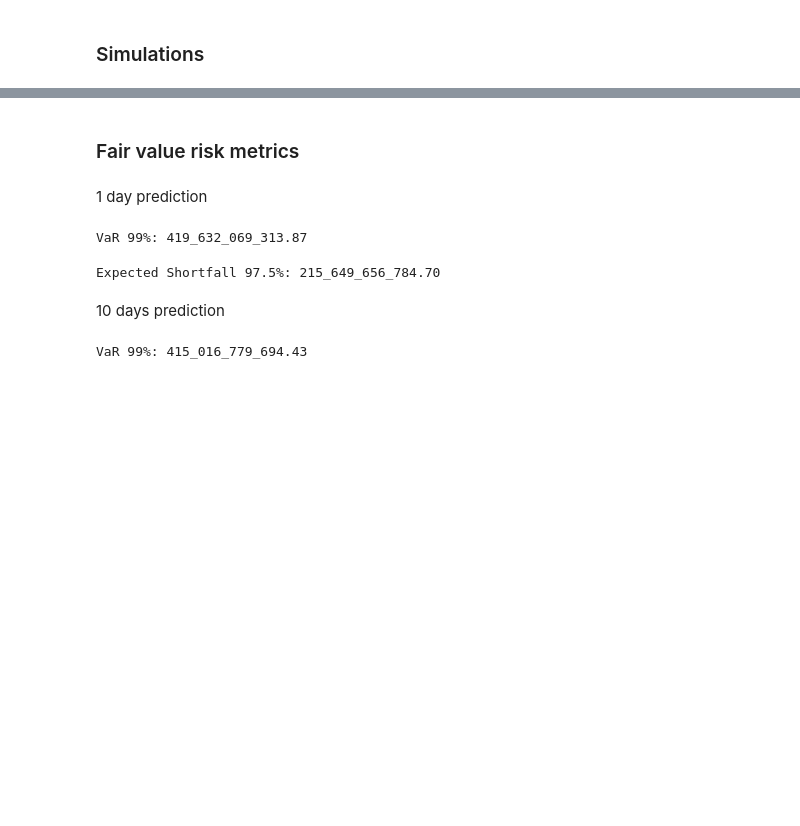
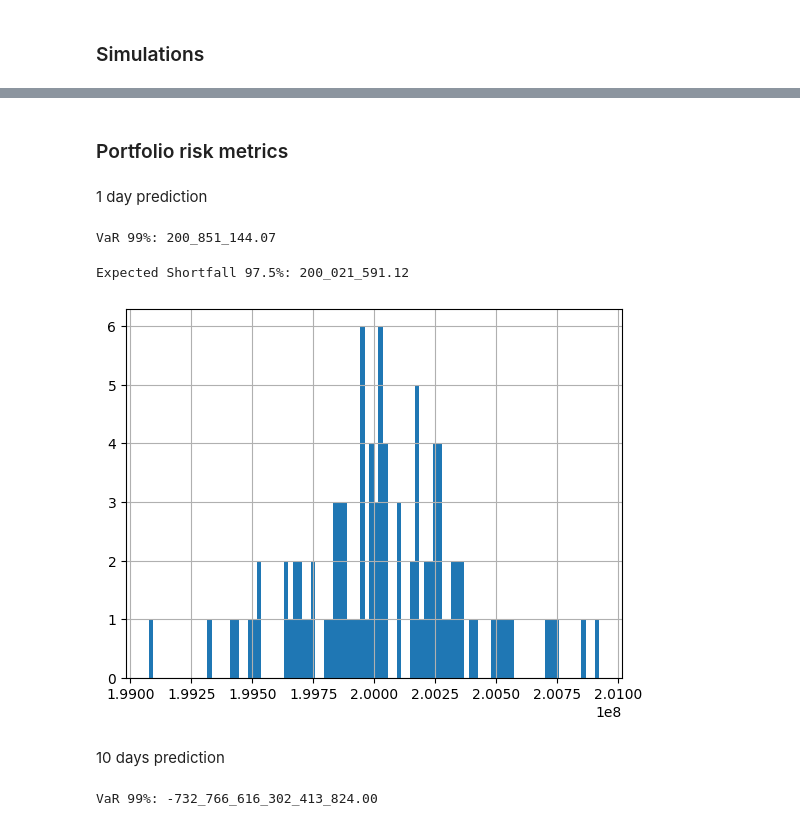
Before and after one commit to vladimirKarlov01/portfolio-risk, a Jupyter notebook: demo.ipynb, the cells around one changed output, grey strips where cells are left out. Saved outputs shown, nothing was run; the diff lists cells and outputs as text; code cells hidden in the pictures; blank space fills up the shorter version.

```diff
--- a/demo.ipynb
+++ b/demo.ipynb
@@ -172,24 +158,29 @@ Name: eur_rub, dtype: float64
 # %% [markdown]
-### Fair value risk metrics
+### Portfolio risk metrics
 # %% [markdown]
 1 day prediction
 # %%
 fvalue_dist = portfolio.simulate_fair_value_dist(
     n_days=1,
-    n_sim=1_000,
+    n_sim=100,
 )
 # %%
 level = 99
 var = calc_var(fvalue_dist, level=level)
 print(f"VaR {level}%: {var:_.2f}")
 # %% [output]
-VaR 99%: 419_632_069_313.87
+VaR 99%: 200_851_144.07
 # %%
 level = 97.5
 es = calc_es(fvalue_dist, level=level)
 print(f"Expected Shortfall {level}%: {es:_.2f}")
 # %% [output]
-Expected Shortfall 97.5%: 215_649_656_784.70
+Expected Shortfall 97.5%: 200_021_591.12
+# %%
+plt.hist(fvalue_dist, bins=100)
+plt.grid()
+# %% [output]
+[figure, added]
 # %% [markdown]
 10 days prediction
 # %%
@@ -200,9 +193,9 @@ fvalue_dist = portfolio.simulate_fair_value_dist(
 # %%
 level = 99
-var = calc_var(fvalue_dist, level=level)
+var = -calc_var(-fvalue_dist, level=level)
 print(f"VaR {level}%: {var:_.2f}")
 # %% [output]
-VaR 99%: 415_016_779_694.43
+VaR 99%: -732_766_616_302_413_824.00
 # %%
 level = 97.5
 es = calc_es(fvalue_dist, level=level)
```
Also changed, not shown: parts of 13 cells of this notebook, 3 other files.
